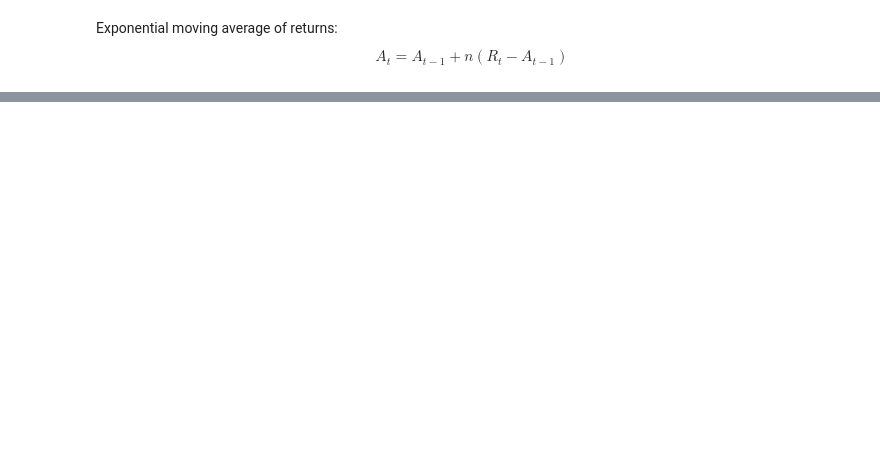
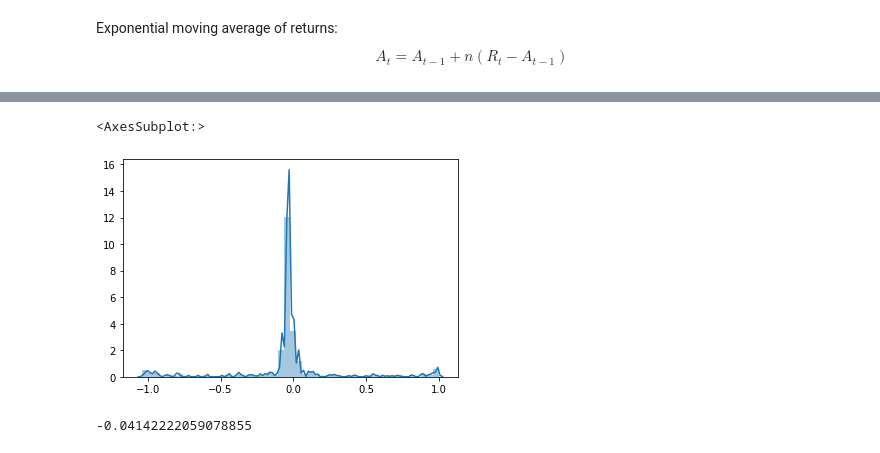
Before and after one commit to Tiergarten/reinforcement-trader, a Jupyter notebook: 3_reinforcement_trading_simple.ipynb, the cells around one changed output, grey strips where cells are left out. Saved outputs shown, nothing was run; the diff lists cells and outputs as text; code cells hidden in the pictures; blank space fills up the shorter version.

Commit message:
initial attempt at gradient ascent

```diff
--- a/3_reinforcement_trading_simple.ipynb
+++ b/3_reinforcement_trading_simple.ipynb
@@ -98,8 +154,0 @@ def positions(rets, weights):
-# %%
-def returns(positions, rets, fee):
-    '''
-    Calculate realised returns based on positions and fees
-    '''
-    T = len(rets)
-    rets = positions[0:T-1] * rets[1:T] - fee * np.abs(positions[1:T] - positions[0:T-1])
-    return np.concatenate([[0], rets])
@@ -108,7 +161,0 @@ def returns(positions, rets, fee):
-# %%
-df = pd.read_csv('~/Downloads/coinbaseGBP.csv', names=['_dt', 'price', 'size'])
-df['dt'] = pd.to_datetime(df['_dt'],unit='s')
-df = df.set_index('dt').drop(columns=['_dt'])
-
-rets = df['price'].pct_change().values[1:][:250]
-rets.shape
@@ -116,0 +208,21 @@ rets.shape
+# %%
+%%time
+
+epochs = 5000
+lr = 0.05
+weights = np.random.normal(loc=0, scale=1, size=M+2)-1
+best_weights = np.zeros(M+2)
+
+rets = get_normalised_returns()
+
+ddrs = []
+for i in range(0, epochs):
+    g, ddr = gradient(rets, weights, FEE)
+    weights = weights + (lr * g)
+
+    ddrs.append(ddr)
+    if ddr == max(ddrs):
+        best_weights = weights
+
+    if i % 1000 == 0:
+        print(ddr, g[0])
@@ -116,0 +247,12 @@ rets.shape
+# %%
+Ft = positions(rets, best_weights)
+# %%
+realised_returns = returns(Ft, rets, 0.02)
+sns.distplot(realised_returns)
+# %% [output]
+<AxesSubplot:>
+[figure, added]
+# %%
+np.mean(realised_returns[np.where(realised_returns!=0)])
+# %% [output]
+-0.04142222059078855
```
Also changed, not shown: parts of 52 cells of this notebook.
